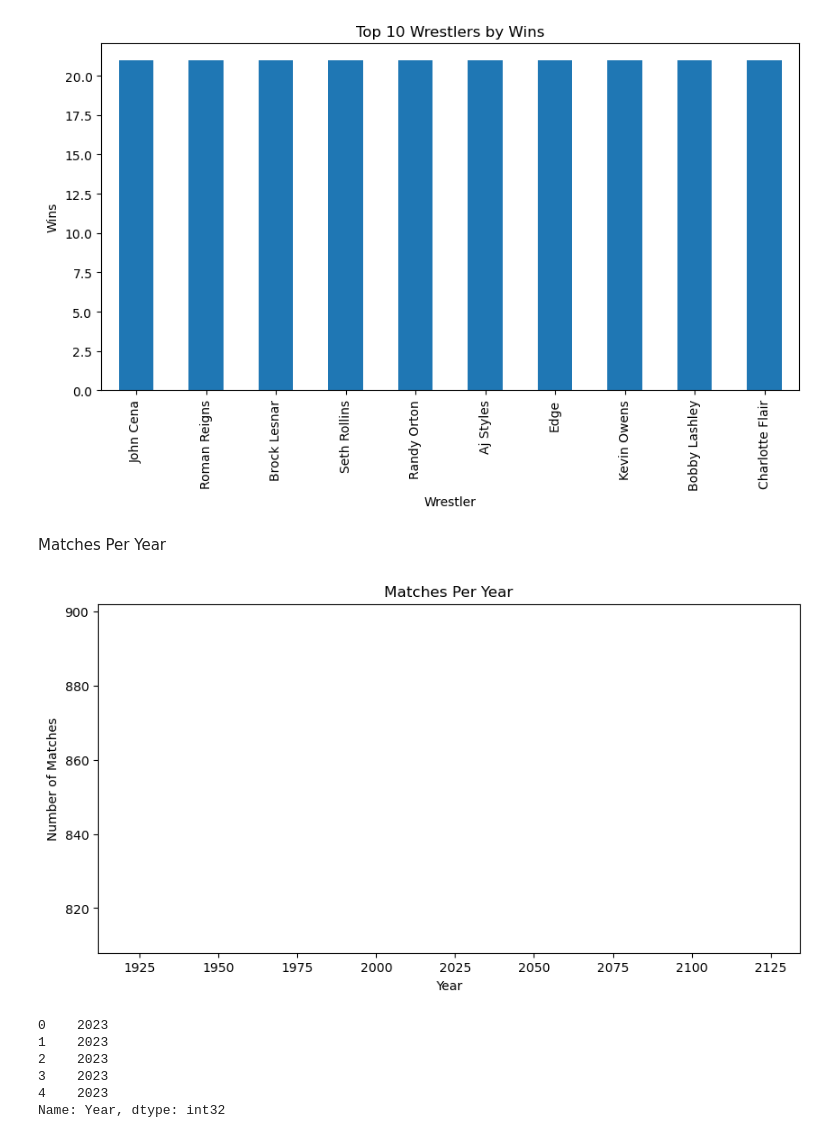
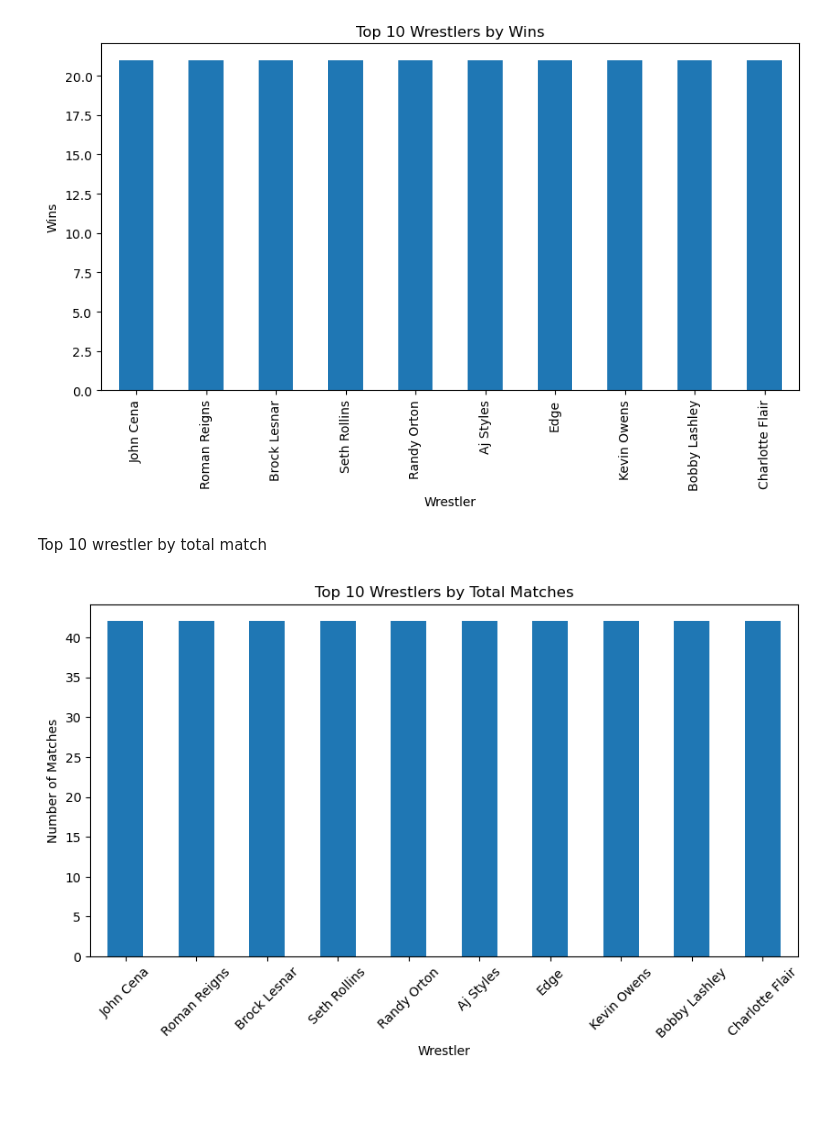
Before and after one commit to Anikkarki/wrestling_DataScience, a Jupyter notebook: code/EDA.ipynb, the cells around one changed output. Saved outputs shown, nothing was run; the diff lists cells and outputs as text; code cells hidden in the pictures; blank space fills up the shorter version.

```diff
--- a/code/EDA.ipynb
+++ b/code/EDA.ipynb
@@ -200,21 +197,18 @@ plt.ylabel("Wins")
 plt.show()
 # %% [output]
 [figure]
-# %% [markdown]
-Matches Per Year
-# %%
-import matplotlib.pyplot as plt
-matches_per_year.plot(kind='line', figsize=(10,5))
-plt.title("Matches Per Year")
-plt.xlabel("Year")
-plt.ylabel("Number of Matches")
-plt.show()
-df['Year'].head()
-# %% [output]
-[figure, removed]
-0    2023
-1    2023
-2    2023
-3    2023
-4    2023
-Name: Year, dtype: int32
+# %% [markdown]
+Top 10 wrestler by total match
+# %%
+all_wrestlers = pd.concat([df['Winner'], df['Loser']])
+match_counts = all_wrestlers.value_counts().head(10)
+
+plt.figure(figsize=(10,5))
+match_counts.plot(kind='bar')
+plt.title("Top 10 Wrestlers by Total Matches")
+plt.xlabel("Wrestler")
+plt.ylabel("Number of Matches")
+plt.xticks(rotation=45)
+plt.show()
+# %% [output]
+[figure, added]
```
Also changed, not shown: parts of 5 cells of this notebook.
